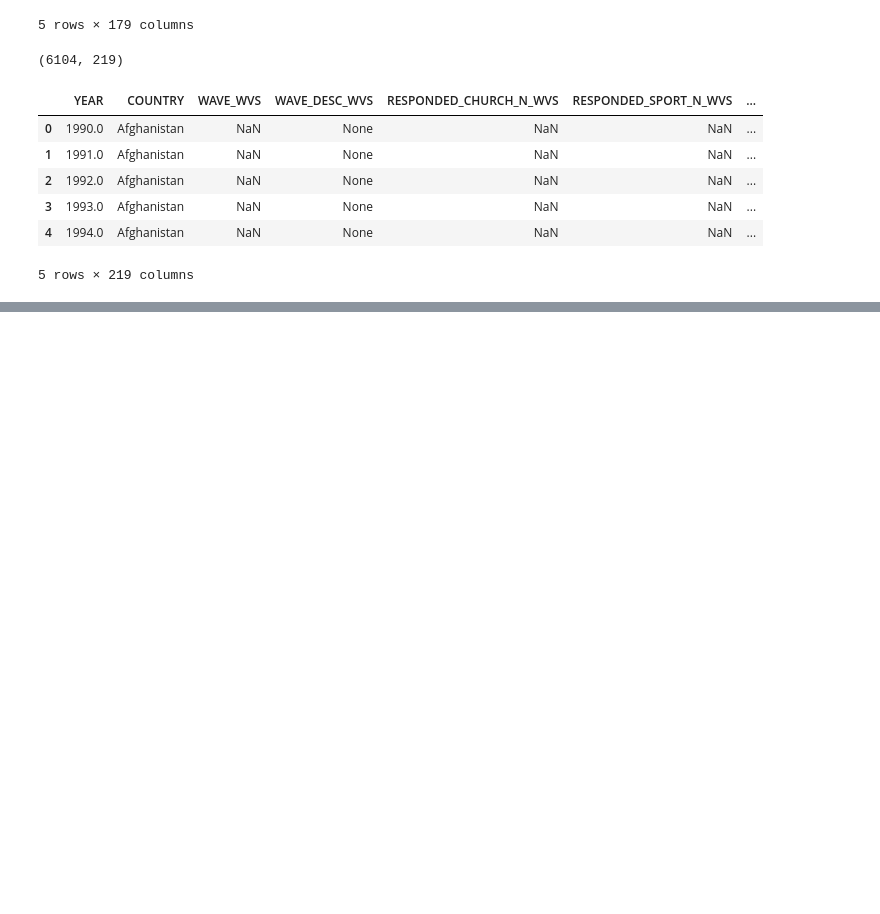
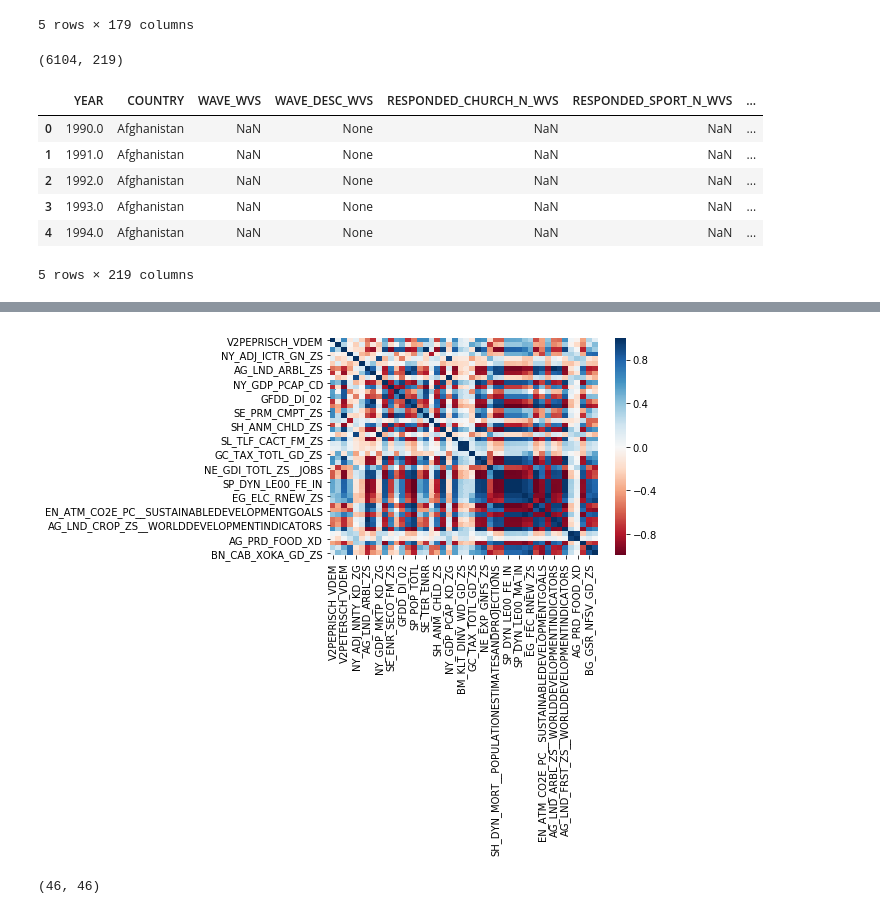
Before and after one commit to MichalMilkowski1989/Datathon-Vienna-2018, a Jupyter notebook: OpenGovData/Teams/PyTeam/hungary.ipynb, the cells around one changed output, grey strips where cells are left out. Cells and saved outputs as stored; diff of their text form; code cells hidden in the pictures; blank space fills up the shorter version.

Commit message:
heatmaps and correlation

```diff
--- a/OpenGovData/Teams/PyTeam/hungary.ipynb
+++ b/OpenGovData/Teams/PyTeam/hungary.ipynb
@@ -116,0 +204,2 @@ NameError: name 'plot' is not defined
+# %%
+h_vars = h.drop(['COUNTRY', 'YEAR'], axis=1)
@@ -116,0 +208,6 @@ NameError: name 'plot' is not defined
+# %%
+mask = h_vars.apply(pd.Series.nunique) > 20
+# %%
+h_vars = h_vars.loc[:, mask]
+# %%
+h_vars = h_vars.dropna()
@@ -116,0 +235,12 @@ NameError: name 'plot' is not defined
+# %%
+corr_matrix = h_vars.corr()
+import seaborn as sns
+%matplotlib inline
+sns.heatmap(corr_matrix, cmap='RdBu')
+Z = linkage(corr_matrix)
+# %% [output]
+[figure, added]
+# %%
+corr_matrix.shape
+# %% [output]
+(46, 46)
```
Also changed, not shown: parts of 19 cells of this notebook.
